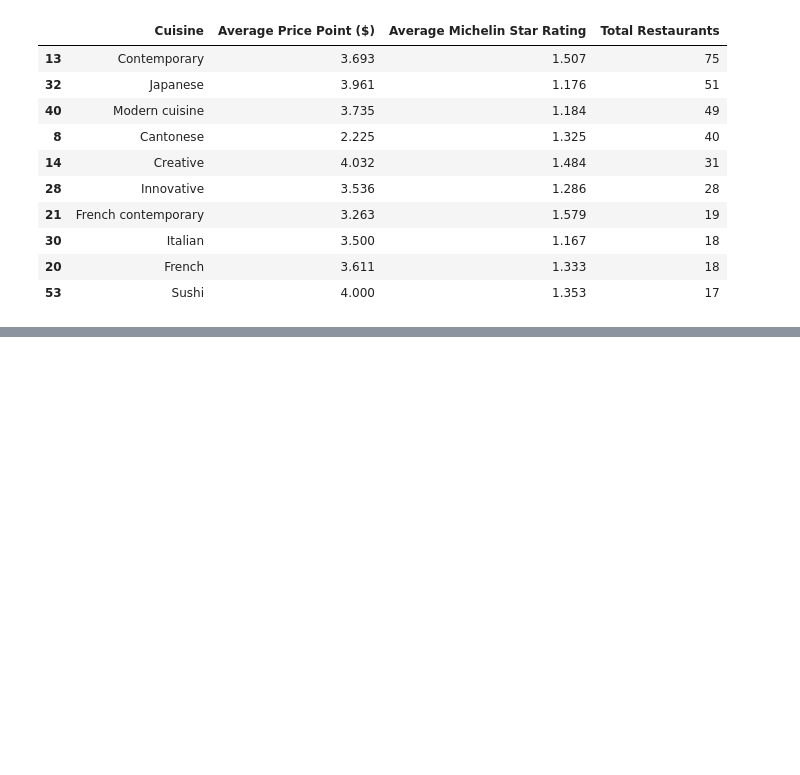
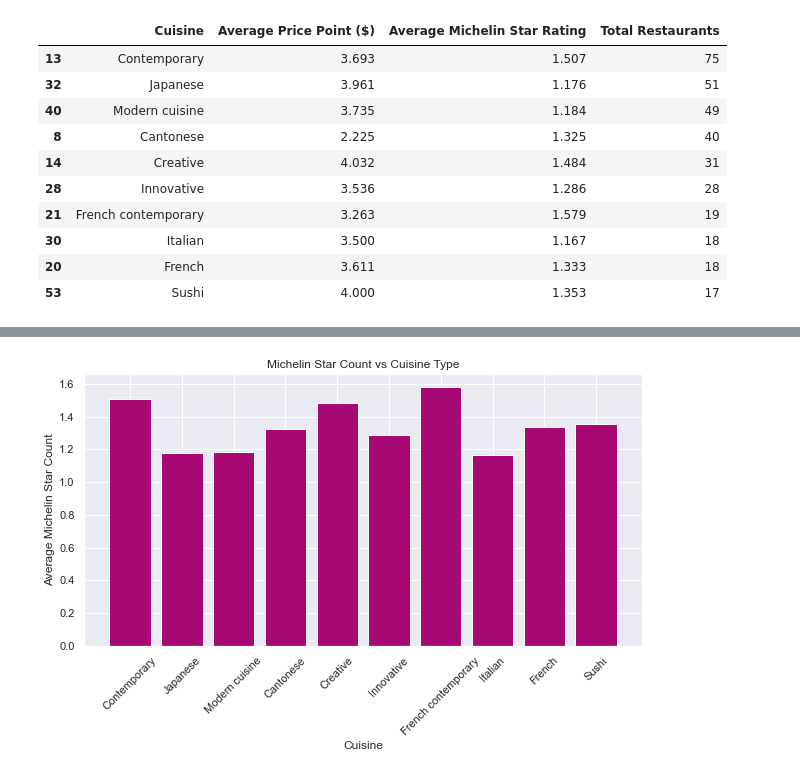
Before and after one commit to EI-github/smu_project1_michelinrestaurants, a Jupyter notebook: Cody_Work/Project 1/Project1.ipynb, the cells around one changed output, grey strips where cells are left out. Drawn from its saved outputs; the diff is of its cells as text; code cells hidden in the pictures; blank space fills up the shorter version.

```diff
--- a/Cody_Work/Project 1/Project1.ipynb
+++ b/Cody_Work/Project 1/Project1.ipynb
@@ -257,0 +229,10 @@ plt.show()
+# %%
+plt.figure(figsize=(10,5))
+plt.bar(summ2.Cuisine, summ2["Average Michelin Star Rating"], color="#A80874")
+plt.xlabel("Cuisine")
+plt.ylabel("Average Michelin Star Count")
+plt.title("Michelin Star Count vs Cuisine Type")
+plt.xticks(rotation = 45)
+plt.show()
+# %% [output]
+[figure, added]
```
Also changed, not shown: parts of 28 cells of this notebook.
